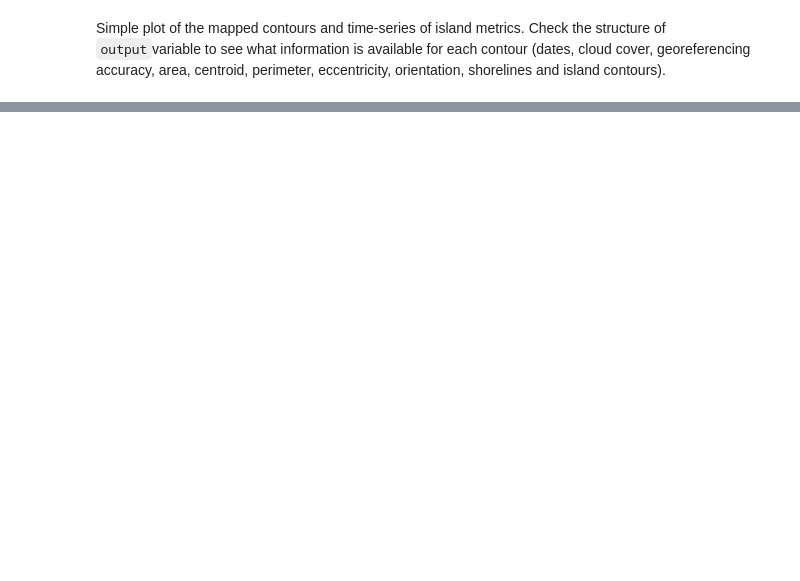
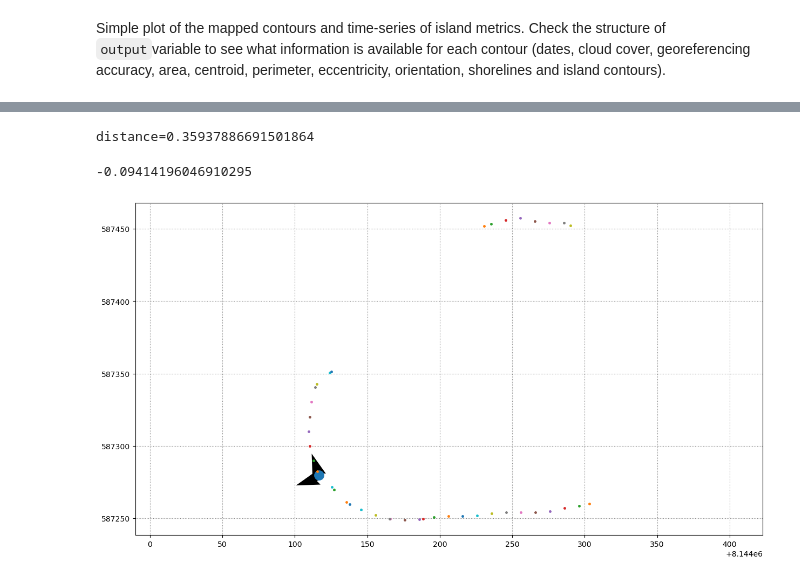
Before and after one commit to Wzesk/CoastSat, a Jupyter notebook: Madhirivaadhoo_island.ipynb, the cells around one changed output, grey strips where cells are left out. Saved outputs shown, nothing was run; the diff lists cells and outputs as text; code cells hidden in the pictures; blank space fills up the shorter version.

```diff
--- a/Madhirivaadhoo_island.ipynb
+++ b/Madhirivaadhoo_island.ipynb
@@ -253,0 +197,34 @@ d:\Github\CoastSat\data\Madhirivaadhoo\transect_time_series.csv
+# %%
+#testing finding the closest point on the curve and calculating distance
+test_shoreline = output['shorelines'][0]
+sample_point = test_shoreline[10]
+pt,pt_t = SDS_universal_transects.closest_point_on_curve(ref_crv,0.005,sample_point)
+ref_plane = SDS_universal_transects.get_plane_along_nurbs(ref_crv,pt_t)
+pln_coords = SDS_universal_transects.get_plane_coordinates(sample_point,ref_plane)
+#sample_point,ref_plane['origin'],pln_coords
+print("distance="+pln_coords[1].__str__())
+
+
+c_point,d = SDS_universal_transects.closest_point_in_plane_axis(test_shoreline,ref_plane,xweight=100)
+# %% [output]
+distance=0.35937886691501864
+# %%
+%matplotlib inline
+fig = plt.figure(figsize=[15,8])
+plt.axis('equal')
+plt.grid(linestyle=':', color='0.5')
+plt.quiver(ref_plane['origin'][0], ref_plane['origin'][1], ref_plane['xvec'][0], ref_plane['xvec'][1], scale=25)
+plt.quiver(ref_plane['origin'][0], ref_plane['origin'][1], ref_plane['yvec'][0], ref_plane['yvec'][1], scale=25)
+
+ref_pt,ref_distance = SDS_universal_transects.closest_point_in_plane_axis(test_shoreline,ref_plane)
+print(ref_distance)
+plt.plot(ref_pt[0],ref_pt[1], '.',ms=25)
+# for i in range(len(curve_points)):
+#     plt.plot(curve_points[i][0], curve_points[i][1], '.',ms=10)
+for i in range(len(test_shoreline)):
+    plt.plot(test_shoreline[i][0], test_shoreline[i][1], '.',ms=5)
+
+plt.show()
+# %% [output]
+-0.09414196046910295
+[figure, added]
```
Also changed, not shown: parts of 26 cells of this notebook, 9 other files.
